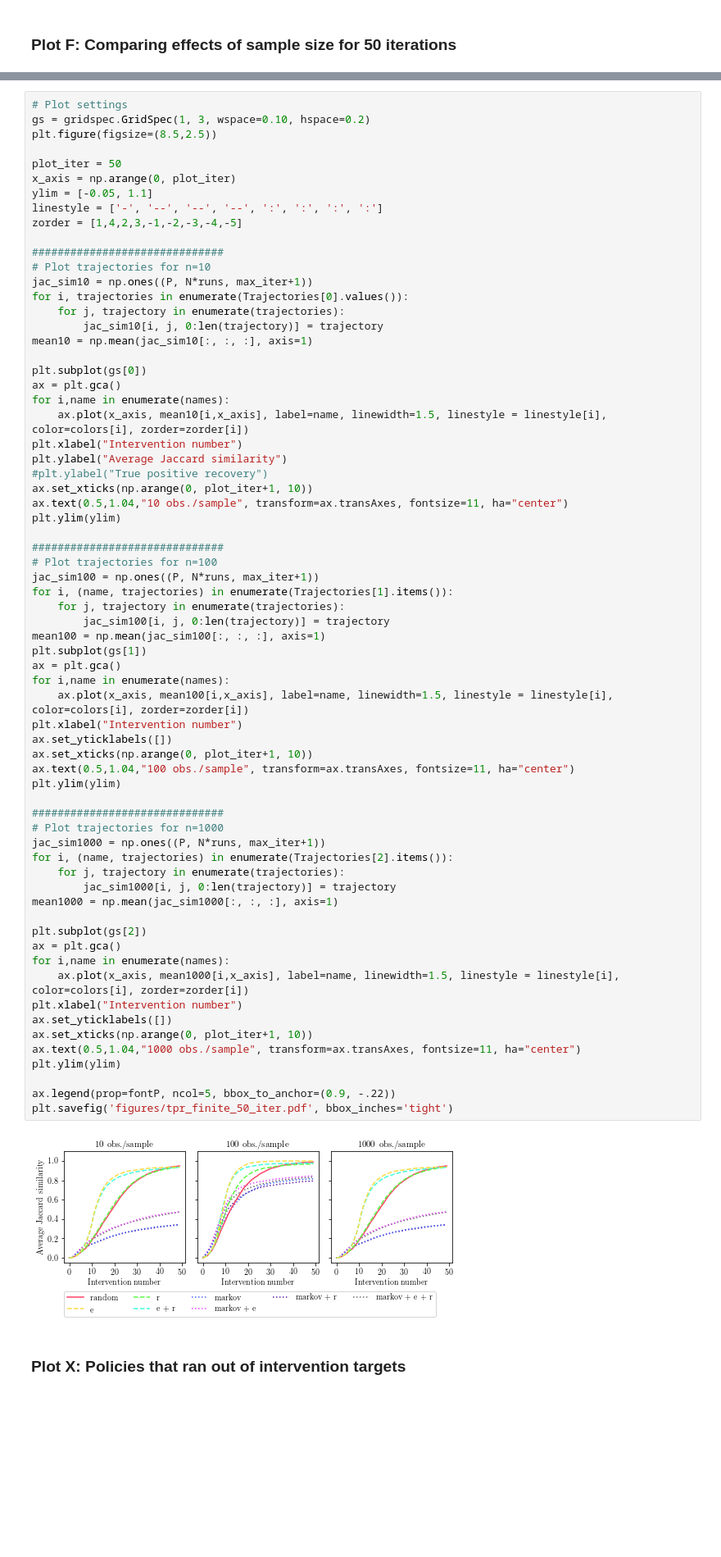
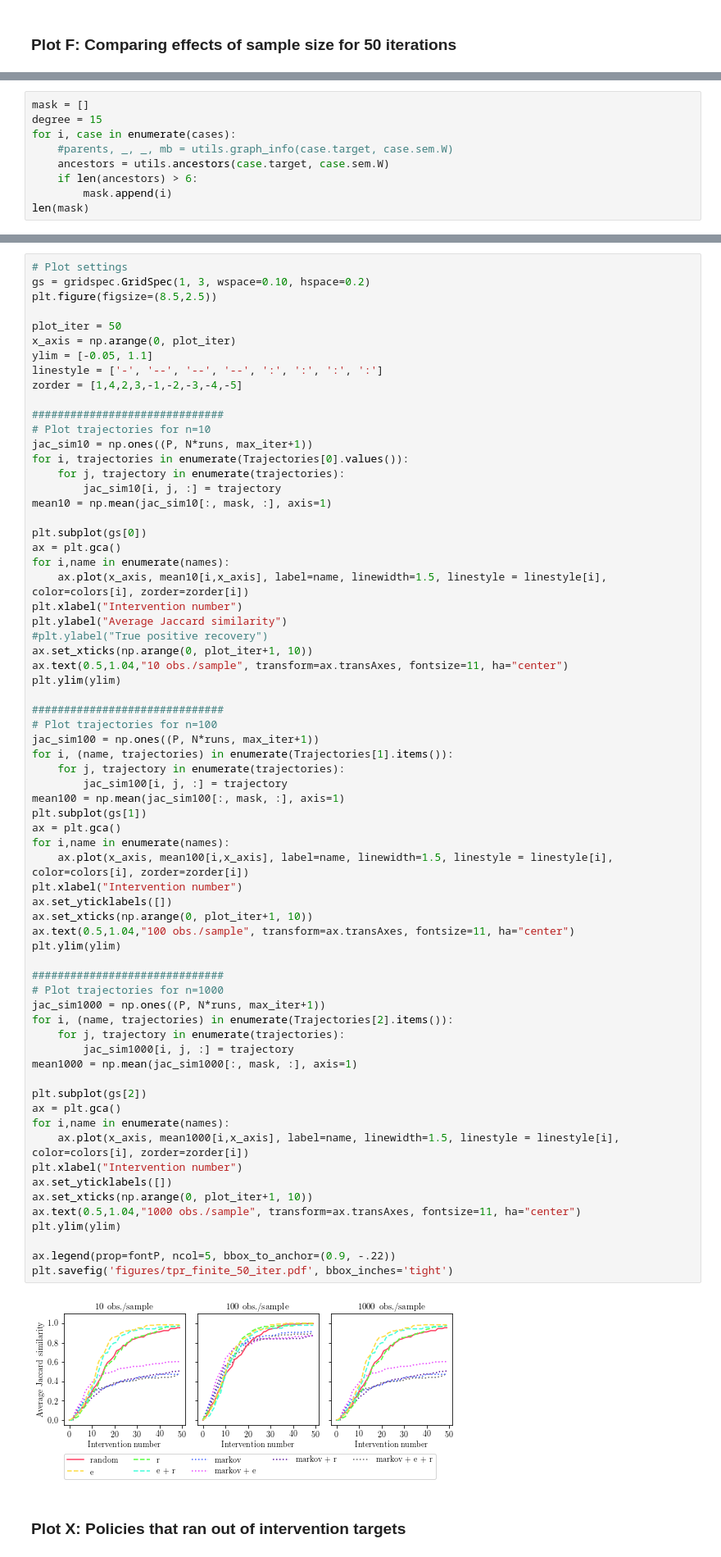
Before and after one commit to juangamella/aicp, a Jupyter notebook: plots_finite.ipynb, the cells around one changed output, grey strips where cells are left out. Shown at 82% size. Drawn from its saved outputs; the diff is of its cells as text; blank space fills up the shorter version.

Commit message:
Select only particular graphs

```diff
--- a/plots_finite.ipynb
+++ b/plots_finite.ipynb
@@ -628,0 +631,9 @@ plt.savefig('figures/intervention_numbers_finite_50_iter_violin.pdf', bbox_inche
+# %%
+mask = []
+degree = 15
+for i, case in enumerate(cases):
+    #parents, _, _, mb = utils.graph_info(case.target, case.sem.W)
+    ancestors = utils.ancestors(case.target, case.sem.W)
+    if len(ancestors) > 6:
+        mask.append(i)
+len(mask)
@@ -642,8 +655,8 @@ zorder = [1,4,2,3,-1,-2,-3,-4,-5]
 jac_sim10 = np.ones((P, N*runs, max_iter+1))
 for i, trajectories in enumerate(Trajectories[0].values()):
     for j, trajectory in enumerate(trajectories):
-        jac_sim10[i, j, 0:len(trajectory)] = trajectory
-mean10 = np.mean(jac_sim10[:, :, :], axis=1)
+        jac_sim10[i, j, :] = trajectory
+mean10 = np.mean(jac_sim10[:, mask, :], axis=1)
 
 plt.subplot(gs[0])
 ax = plt.gca()
@@ -661,40 +674,40 @@ plt.ylim(ylim)
 jac_sim100 = np.ones((P, N*runs, max_iter+1))
 for i, (name, trajectories) in enumerate(Trajectories[1].items()):
     for j, trajectory in enumerate(trajectories):
-        jac_sim100[i, j, 0:len(trajectory)] = trajectory
-mean100 = np.mean(jac_sim100[:, :, :], axis=1)
+        jac_sim100[i, j, :] = trajectory
+mean100 = np.mean(jac_sim100[:, mask, :], axis=1)
 plt.subplot(gs[1])
 ax = plt.gca()
 for i,name in enumerate(names):
     ax.plot(x_axis, mean100[i,x_axis], label=name, linewidth=1.5, linestyle = linestyle[i], color=colors[i], zorder=zorder[i])
 plt.xlabel("Intervention number")
 ax.set_yticklabels([])
 ax.set_xticks(np.arange(0, plot_iter+1, 10))
 ax.text(0.5,1.04,"100 obs./sample", transform=ax.transAxes, fontsize=11, ha="center")
 plt.ylim(ylim)
 
 ##############################
 # Plot trajectories for n=1000
 jac_sim1000 = np.ones((P, N*runs, max_iter+1))
 for i, (name, trajectories) in enumerate(Trajectories[2].items()):
     for j, trajectory in enumerate(trajectories):
-        jac_sim1000[i, j, 0:len(trajectory)] = trajectory
-mean1000 = np.mean(jac_sim1000[:, :, :], axis=1)
+        jac_sim1000[i, j, :] = trajectory
+mean1000 = np.mean(jac_sim1000[:, mask, :], axis=1)
 
 plt.subplot(gs[2])
 ax = plt.gca()
 for i,name in enumerate(names):
     ax.plot(x_axis, mean1000[i,x_axis], label=name, linewidth=1.5, linestyle = linestyle[i], color=colors[i], zorder=zorder[i])
 plt.xlabel("Intervention number")
 ax.set_yticklabels([])
 ax.set_xticks(np.arange(0, plot_iter+1, 10))
 ax.text(0.5,1.04,"1000 obs./sample", transform=ax.transAxes, fontsize=11, ha="center")
 plt.ylim(ylim)
 
 ax.legend(prop=fontP, ncol=5, bbox_to_anchor=(0.9, -.22))
 plt.savefig('figures/tpr_finite_50_iter.pdf', bbox_inches='tight')
 # %% [output]
-[figure, old version]
+[figure, new version]
 # %% [markdown]
 ### Plot X: Policies that ran out of intervention targets
 # %%
```
Also changed, not shown: parts of 3 cells of this notebook.
